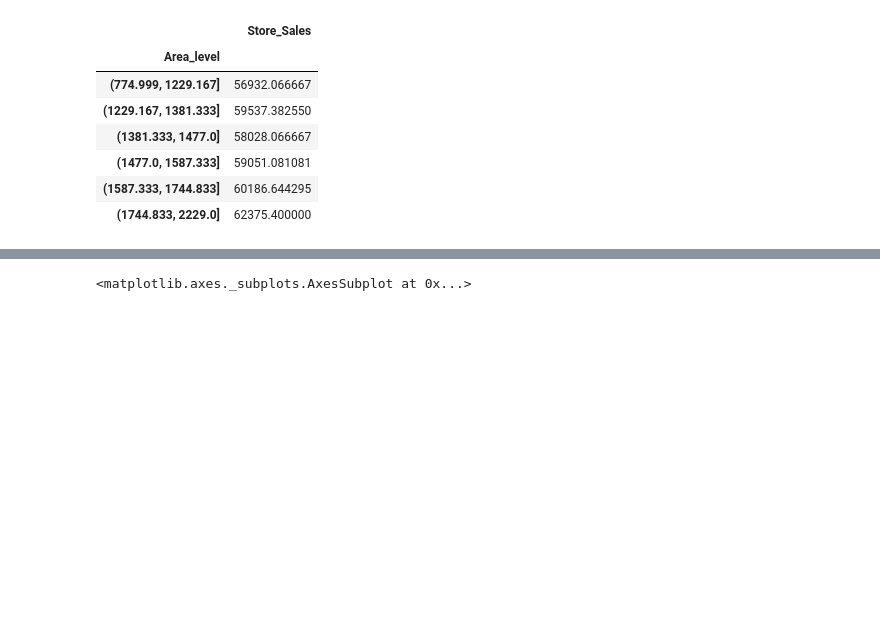
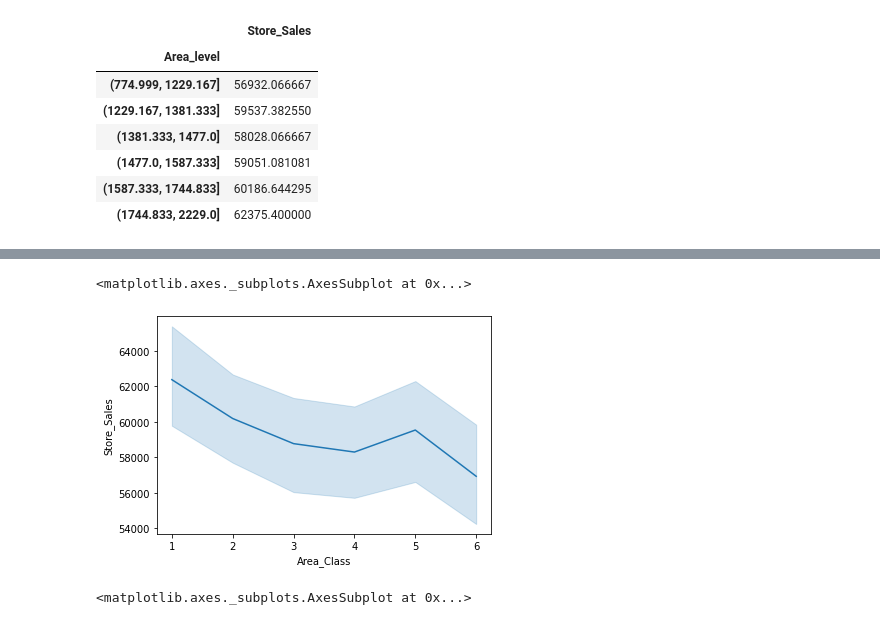
Before and after one commit to RealMyeong/AIFFEL, a Jupyter notebook: personal/DataThon.ipynb, the cells around one changed output, grey strips where cells are left out. Saved outputs shown, nothing was run; the diff lists cells and outputs as text; code cells hidden in the pictures; blank space fills up the shorter version.

```diff
--- a/personal/DataThon.ipynb
+++ b/personal/DataThon.ipynb
@@ -159,3 +169,8 @@ sns.catplot(x='Area_Class',y='Store_Sales',  data=data, kind='strip')
+# %%
+sns.lineplot(x='Area_Class', y='Store_Sales', data=data)
+# %% [output]
+<matplotlib.axes._subplots.AxesSubplot at 0x...>
+[figure, added]
 # %%
 sns.boxplot(x='Area_Class', y='Store_Sales', data=data)
 # %% [output]
```
Also changed, not shown: parts of 39 cells of this notebook.
